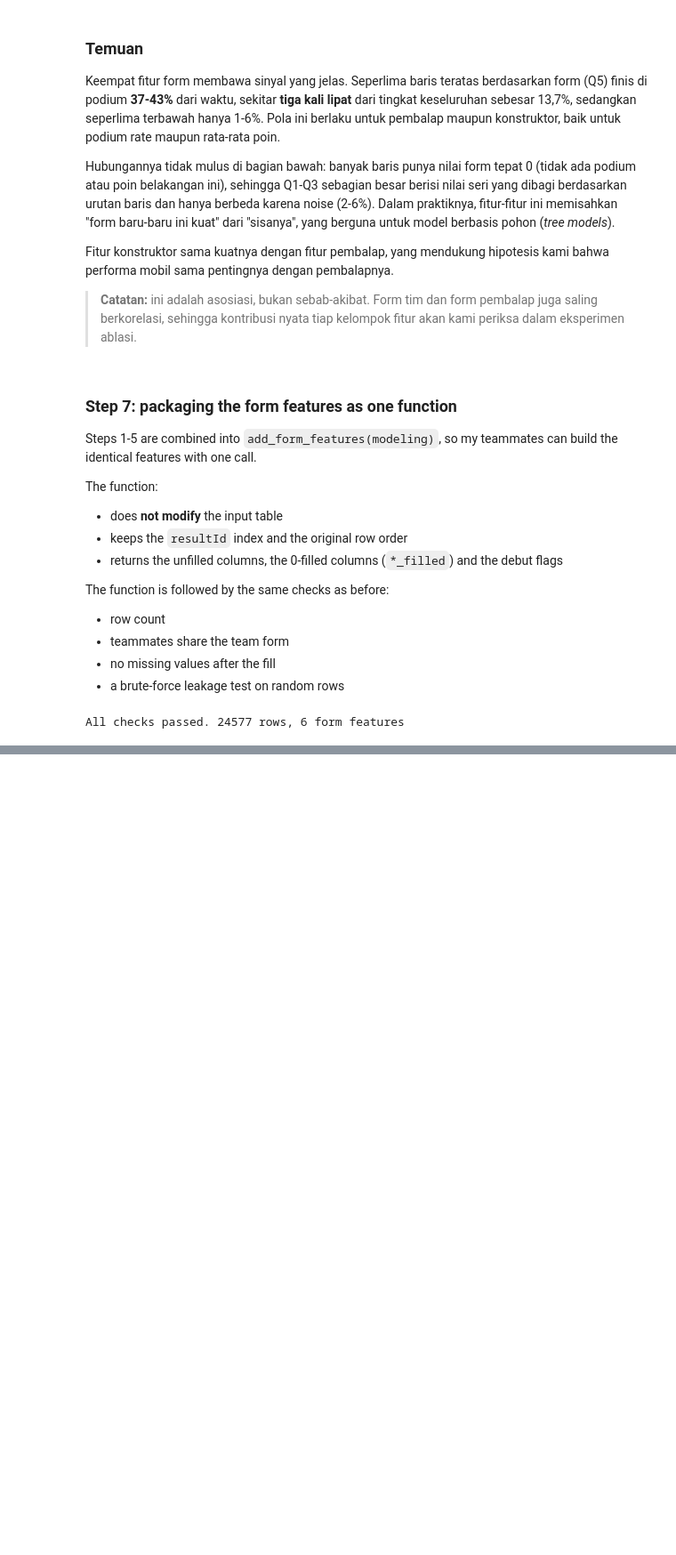
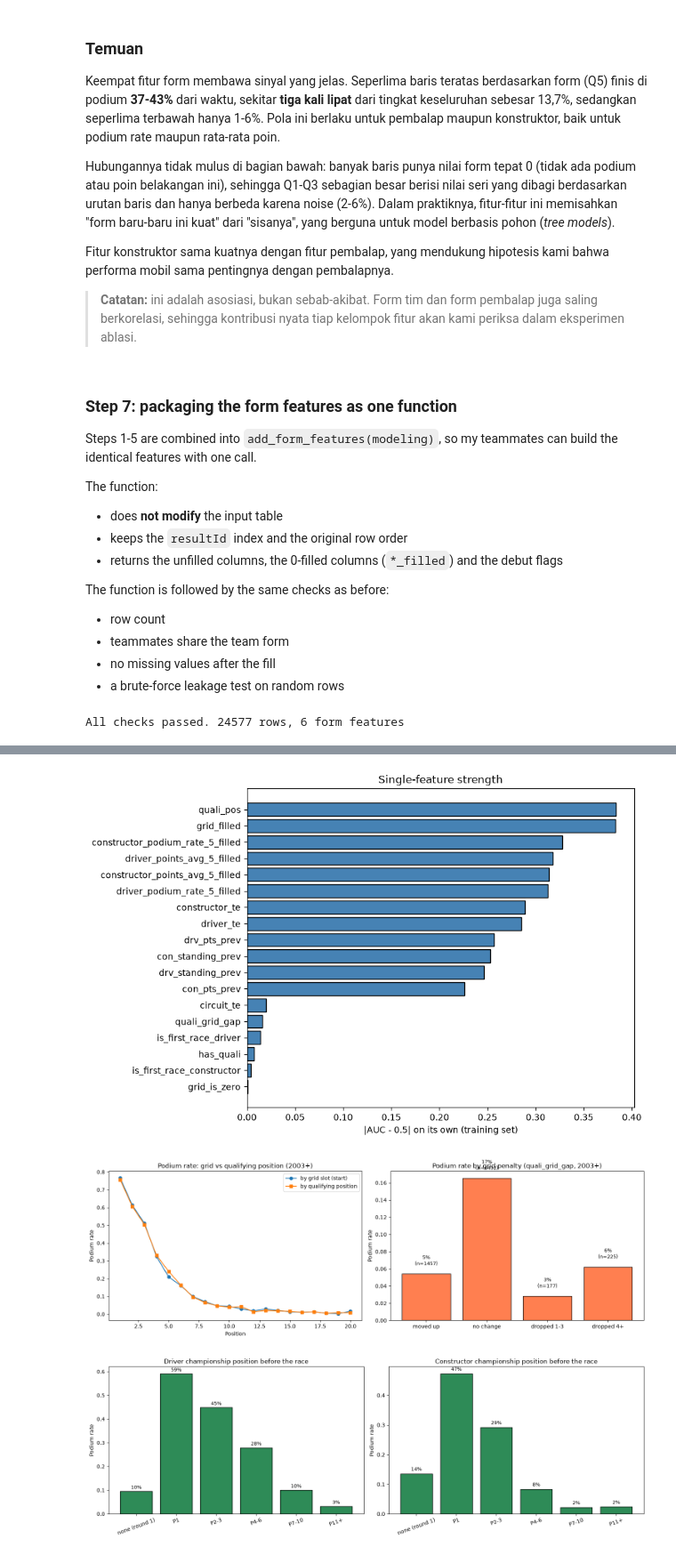
Before and after one commit to DaffaAlfiannoor/F1-Prediction, a Jupyter notebook: notebook.ipynb, the cells around one changed output, grey strips where cells are left out. Shown at 89% size. Saved outputs shown, nothing was run; the diff lists cells and outputs as text; code cells hidden in the pictures; blank space fills up the shorter version.

```diff
--- a/notebook.ipynb
+++ b/notebook.ipynb
@@ -3038,0 +3503,11 @@ All checks passed. 24577 rows, 6 form features
+# %%
+rows = []
+for m in [1, 5, 20, 50, 100, 200]:
+    for col, name in ENCODE.items():
+        tr = encode_train(train_df, col, m=m)
+        va = encode_other(train_df, val_df, col, m=m)
+        rows.append({'M': m, 'feature': name,
+                     'train_AUC': roc_auc_score(train_df['podium'], tr),
+                     'val_AUC':   roc_auc_score(val_df['podium'],   va)})
+sweep = pd.DataFrame(rows).pivot(index='M', columns='feature', values=['train_AUC', 'val_AUC'])
+display(sweep.round(3))
@@ -3038,0 +3550,63 @@ All checks passed. 24577 rows, 6 form features
+# %%
+tr = train_df.copy()
+ALL_FEATS = FEATURE_COLS + ['driver_te', 'constructor_te', 'circuit_te']
+group_of = {c: g for g, cols in {**FEATURE_GROUPS, 'target_encoded': ['driver_te', 'constructor_te', 'circuit_te']}.items() for c in cols}
+
+# 1) single-feature AUC (training set only)
+auc_tbl = pd.DataFrame({'feature': ALL_FEATS,
+                        'group': [group_of[c] for c in ALL_FEATS],
+                        'AUC': [roc_auc_score(tr['podium'], tr[c]) for c in ALL_FEATS]})
+auc_tbl['strength |AUC - 0.5|'] = (auc_tbl['AUC'] - 0.5).abs()
+auc_tbl = auc_tbl.sort_values('strength |AUC - 0.5|', ascending=False).reset_index(drop=True)
+display(auc_tbl.round(3))
+
+fig, ax = plt.subplots(figsize=(9, 6))
+ax.barh(auc_tbl['feature'][::-1], auc_tbl['strength |AUC - 0.5|'][::-1], color='steelblue', edgecolor='black')
+ax.set_xlabel('|AUC - 0.5| on its own (training set)'); ax.set_title('Single-feature strength')
+plt.tight_layout(); plt.show()
+
+# 2) qualifying evidence (2003+ rows with real qualifying data)
+q = tr[tr['has_quali'] == 1]
+fig, axes = plt.subplots(1, 2, figsize=(15, 5))
+pg = q[q['grid_filled'].between(1, 20)].groupby('grid_filled')['podium'].mean()
+pq = q[q['quali_pos'].between(1, 20)].groupby('quali_pos')['podium'].mean()
+axes[0].plot(pg.index, pg.values, marker='o', label='by grid slot (start)')
+axes[0].plot(pq.index, pq.values, marker='s', label='by qualifying position')
+axes[0].set_title('Podium rate: grid vs qualifying position (2003+)')
+axes[0].set_xlabel('Position'); axes[0].set_ylabel('Podium rate'); axes[0].legend()
+
+gap_bin = pd.cut(q['quali_grid_gap'], [-100, -1, 0, 3, 100],
+                 labels=['moved up', 'no change', 'dropped 1-3', 'dropped 4+'])
+gr = q.groupby(gap_bin, observed=True)['podium'].agg(['mean', 'count'])
+axes[1].bar(gr.index.astype(str), gr['mean'], color='coral', edgecolor='black')
+for i, (m_, n_) in enumerate(zip(gr['mean'], gr['count'])):
+    axes[1].text(i, m_ + 0.01, f'{m_:.0%}\n(n={n_})', ha='center', fontsize=9)
+axes[1].set_title('Podium rate by grid penalty (quali_grid_gap, 2003+)'); axes[1].set_ylabel('Podium rate')
+plt.tight_layout(); plt.show()
+
+# 3) standings evidence
+sb = [-1, 0, 1, 3, 6, 10, 200]
+sl = ['none (round 1)', 'P1', 'P2-3', 'P4-6', 'P7-10', 'P11+']
+fig, axes = plt.subplots(1, 2, figsize=(15, 5))
+for ax, col, title in [(axes[0], 'drv_standing_prev', 'Driver championship position before the race'),
+                       (axes[1], 'con_standing_prev', 'Constructor championship position before the race')]:
+    s = tr.groupby(pd.cut(tr[col], sb, labels=sl), observed=True)['podium'].agg(['mean', 'count'])
+    ax.bar(s.index.astype(str), s['mean'], color='seagreen', edgecolor='black')
+    for i, (m_, n_) in enumerate(zip(s['mean'], s['count'])):
+        ax.text(i, m_ + 0.01, f'{m_:.0%}', ha='center', fontsize=9)
+    ax.set_title(title); ax.set_ylabel('Podium rate'); ax.tick_params(axis='x', rotation=20)
+plt.tight_layout(); plt.show()
+
+# 4) correlation matrix and near-duplicates
+corr = tr[ALL_FEATS].corr()
+fig, ax = plt.subplots(figsize=(11, 9))
+im = ax.imshow(corr.values, cmap='coolwarm', vmin=-1, vmax=1)
+ax.set_xticks(range(len(ALL_FEATS))); ax.set_xticklabels(ALL_FEATS, rotation=90, fontsize=8)
+ax.set_yticks(range(len(ALL_FEATS))); ax.set_yticklabels(ALL_FEATS, fontsize=8)
+plt.colorbar(im, ax=ax); ax.set_title('Feature correlation (training set)')
+plt.tight_layout(); plt.show()
+
+pairs = (corr.where(np.triu(np.ones(corr.shape), k=1).astype(bool)).stack()
+             .rename('corr').reset_index().rename(columns={'level_0': 'a', 'level_1': 'b'}))
+display(pairs[pairs['corr'].abs() > 0.85].sort_values('corr', key=abs, ascending=False).round(3))
+# %% [output]
@@ -3038,0 +3630,3 @@ All checks passed. 24577 rows, 6 form features
+[figure, added]
+[figure, added]
+[figure, added]
```
Also changed, not shown: parts of 41 cells of this notebook.
